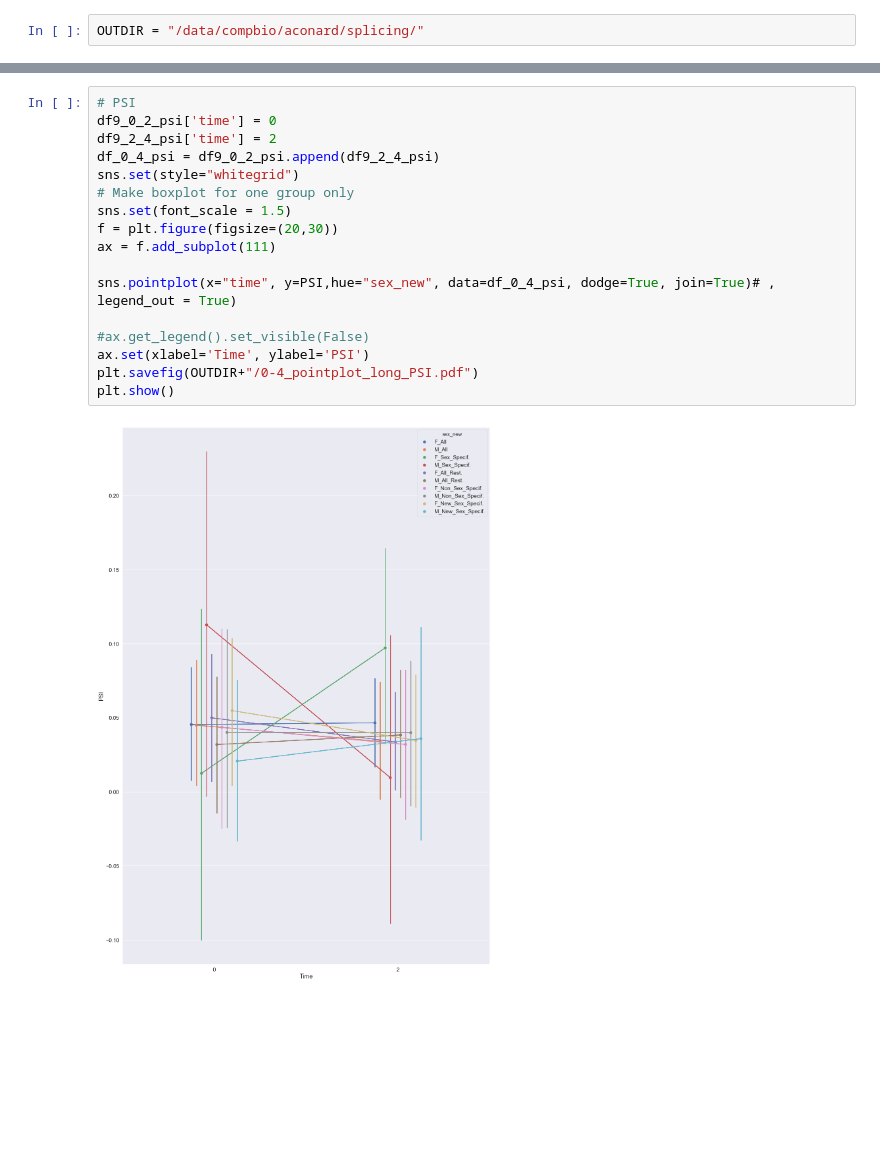
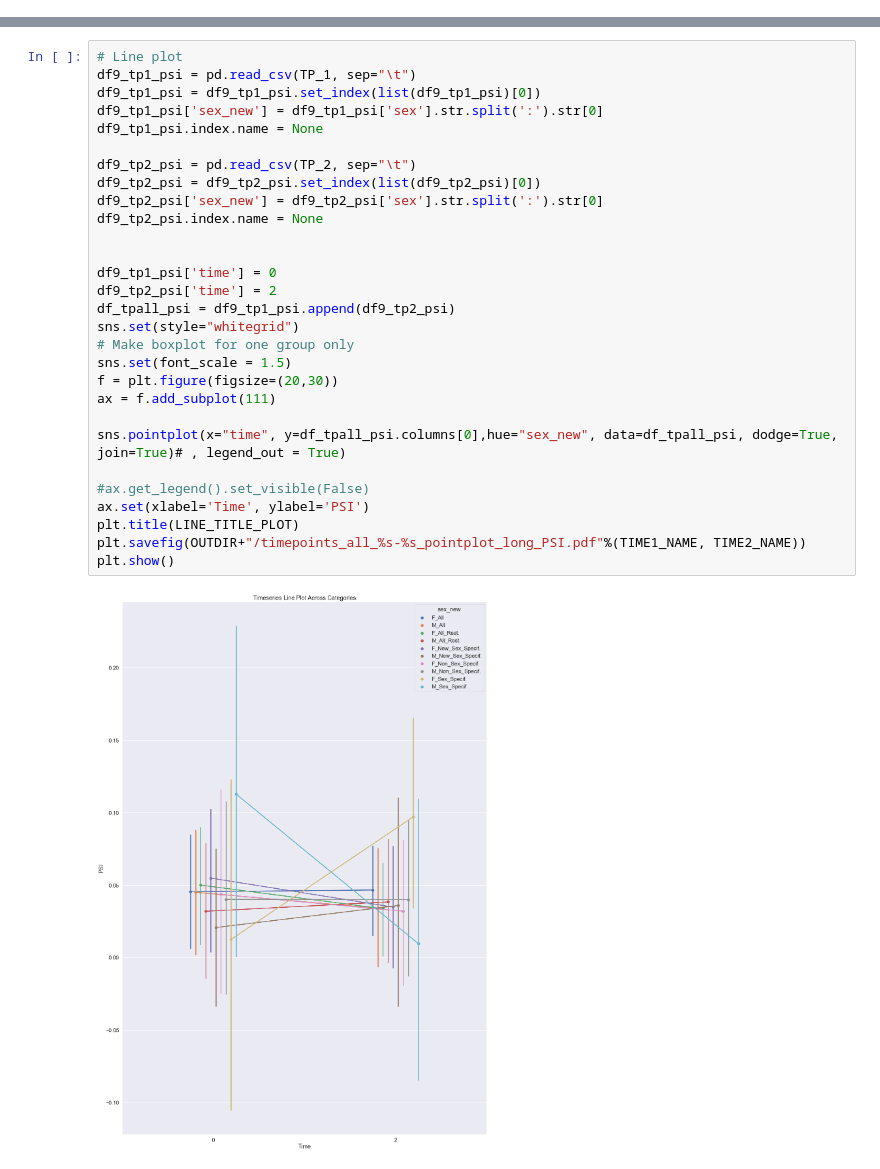
Before and after one commit to ashleymaeconard/time2splice, a Jupyter notebook: scripts/rna/8_plots_splicing_time.ipynb, the cells around one changed output, grey strips where cells are left out. Saved outputs shown, nothing was run; the diff lists cells and outputs as text; blank space fills up the shorter version.

```diff
--- a/scripts/rna/8_plots_splicing_time.ipynb
+++ b/scripts/rna/8_plots_splicing_time.ipynb
@@ -59,2 +62,0 @@ DTU = "clampRNAi_iso_tpm-control_iso_tpm_dPSI"
-# %%
-OUTDIR = "/data/compbio/aconard/splicing/"
@@ -81,19 +66,31 @@ df9_2_4_dtu.index.name = None
 # %%
-# PSI
-df9_0_2_psi['time'] = 0
-df9_2_4_psi['time'] = 2
-df_0_4_psi = df9_0_2_psi.append(df9_2_4_psi)
+# Line plot
+df9_tp1_psi = pd.read_csv(TP_1, sep="\t")
+df9_tp1_psi = df9_tp1_psi.set_index(list(df9_tp1_psi)[0])
+df9_tp1_psi['sex_new'] = df9_tp1_psi['sex'].str.split(':').str[0]
+df9_tp1_psi.index.name = None
+
+df9_tp2_psi = pd.read_csv(TP_2, sep="\t")
+df9_tp2_psi = df9_tp2_psi.set_index(list(df9_tp2_psi)[0])
+df9_tp2_psi['sex_new'] = df9_tp2_psi['sex'].str.split(':').str[0]
+df9_tp2_psi.index.name = None
+
+
+df9_tp1_psi['time'] = 0
+df9_tp2_psi['time'] = 2
+df_tpall_psi = df9_tp1_psi.append(df9_tp2_psi)
 sns.set(style="whitegrid")
 # Make boxplot for one group only
 sns.set(font_scale = 1.5)
 f = plt.figure(figsize=(20,30))
 ax = f.add_subplot(111)
 
-sns.pointplot(x="time", y=PSI,hue="sex_new", data=df_0_4_psi, dodge=True, join=True)# , legend_out = True)
+sns.pointplot(x="time", y=df_tpall_psi.columns[0],hue="sex_new", data=df_tpall_psi, dodge=True, join=True)# , legend_out = True)
 
 #ax.get_legend().set_visible(False)
 ax.set(xlabel='Time', ylabel='PSI')
-plt.savefig(OUTDIR+"/0-4_pointplot_long_PSI.pdf")
+plt.title(LINE_TITLE_PLOT)
+plt.savefig(OUTDIR+"/timepoints_all_%s-%s_pointplot_long_PSI.pdf"%(TIME1_NAME, TIME2_NAME))
 plt.show()
 # %% [output]
-[figure, old version]
+[figure, new version]
```
Also changed, not shown: parts of 14 cells of this notebook.
